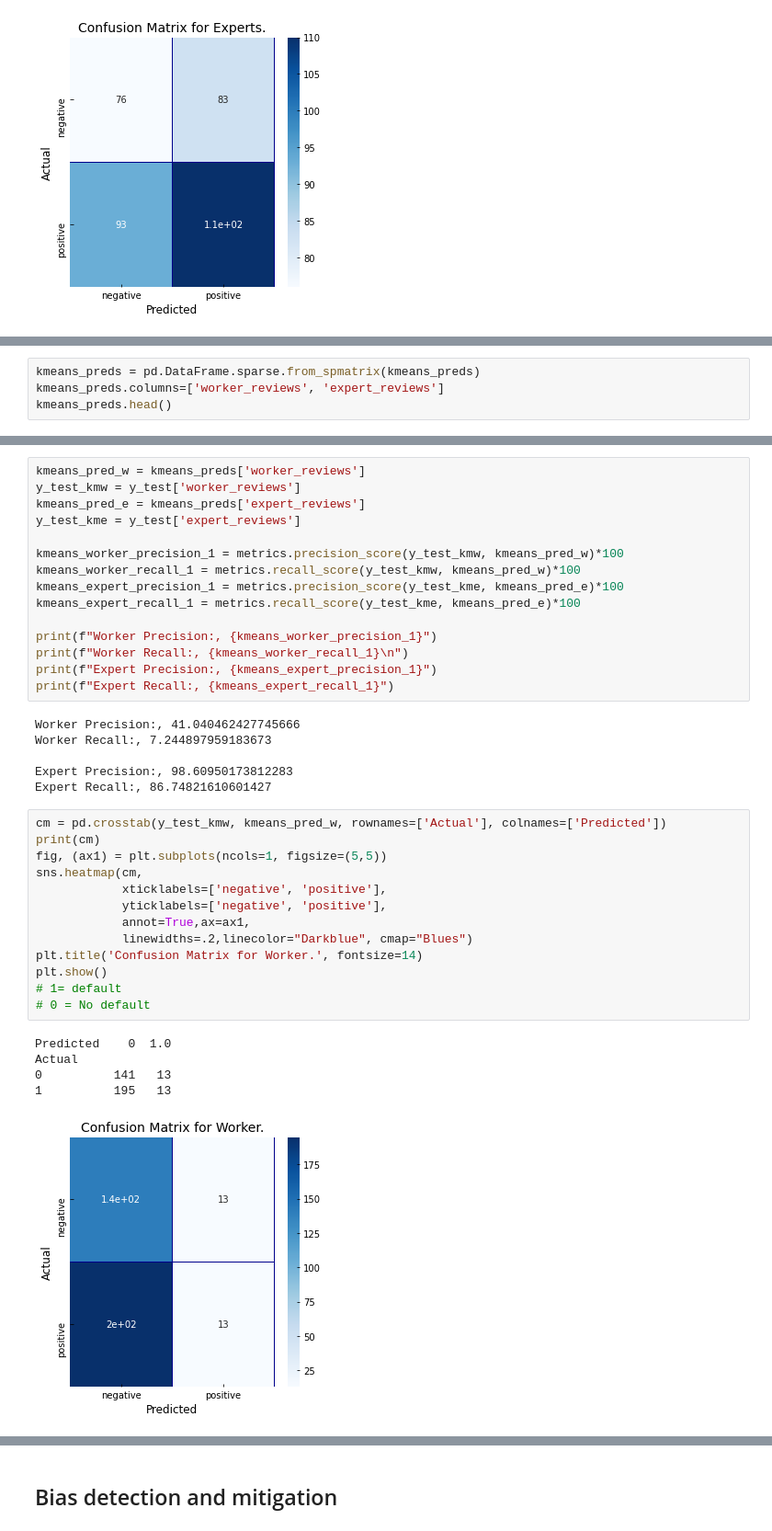
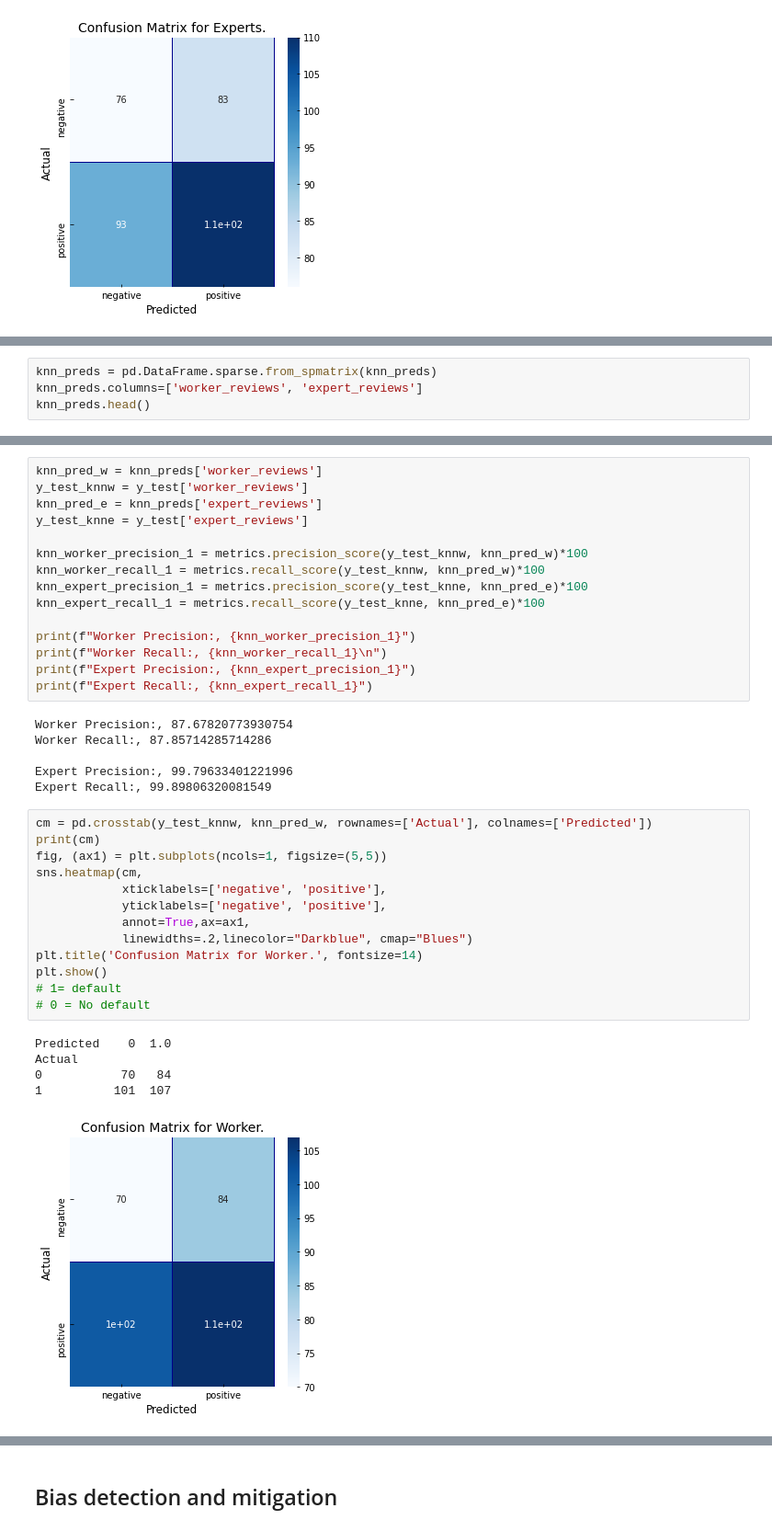
Before and after one commit to Paul-mwaura/CrowdsourcingML, a Jupyter notebook: Amazon_CrowdsourcingML_Final_Python_Notebook.ipynb, the cells around one changed output, grey strips where cells are left out. Shown at 92% size. Drawn from its saved outputs; the diff is of its cells as text.

```diff
--- a/Amazon_CrowdsourcingML_Final_Python_Notebook.ipynb
+++ b/Amazon_CrowdsourcingML_Final_Python_Notebook.ipynb
@@ -547,7 +645,7 @@ KMeans accuracy score: 48.02231237322515%
 # %%
-kmeans_preds = pd.DataFrame.sparse.from_spmatrix(kmeans_preds)
-kmeans_preds.columns=['worker_reviews', 'expert_reviews']
-kmeans_preds.head()
+knn_preds = pd.DataFrame.sparse.from_spmatrix(knn_preds)
+knn_preds.columns=['worker_reviews', 'expert_reviews']
+knn_preds.head()
 # %% [output]
 |  | worker_reviews | expert_reviews |
 | 0 | 0.0 | 0.0 |
@@ -558,41 +656,41 @@ kmeans_preds.head()
 # %%
-kmeans_pred_w = kmeans_preds['worker_reviews']
-y_test_kmw = y_test['worker_reviews']
-kmeans_pred_e = kmeans_preds['expert_reviews']
-y_test_kme = y_test['expert_reviews']
+knn_pred_w = knn_preds['worker_reviews']
+y_test_knnw = y_test['worker_reviews']
+knn_pred_e = knn_preds['expert_reviews']
+y_test_knne = y_test['expert_reviews']
 
-kmeans_worker_precision_1 = metrics.precision_score(y_test_kmw, kmeans_pred_w)*100
-kmeans_worker_recall_1 = metrics.recall_score(y_test_kmw, kmeans_pred_w)*100
-kmeans_expert_precision_1 = metrics.precision_score(y_test_kme, kmeans_pred_e)*100
-kmeans_expert_recall_1 = metrics.recall_score(y_test_kme, kmeans_pred_e)*100
+knn_worker_precision_1 = metrics.precision_score(y_test_knnw, knn_pred_w)*100
+knn_worker_recall_1 = metrics.recall_score(y_test_knnw, knn_pred_w)*100
+knn_expert_precision_1 = metrics.precision_score(y_test_knne, knn_pred_e)*100
+knn_expert_recall_1 = metrics.recall_score(y_test_knne, knn_pred_e)*100
 
-print(f"Worker Precision:, {kmeans_worker_precision_1}")
-print(f"Worker Recall:, {kmeans_worker_recall_1}\n")
-print(f"Expert Precision:, {kmeans_expert_precision_1}")
-print(f"Expert Recall:, {kmeans_expert_recall_1}")
+print(f"Worker Precision:, {knn_worker_precision_1}")
+print(f"Worker Recall:, {knn_worker_recall_1}\n")
+print(f"Expert Precision:, {knn_expert_precision_1}")
+print(f"Expert Recall:, {knn_expert_recall_1}")
 # %% [output]
-Worker Precision:, 41.040462427745666
-Worker Recall:, 7.244897959183673
+Worker Precision:, 87.67820773930754
+Worker Recall:, 87.85714285714286
 
-Expert Precision:, 98.60950173812283
-Expert Recall:, 86.74821610601427
+Expert Precision:, 99.79633401221996
+Expert Recall:, 99.89806320081549
 # %%
-cm = pd.crosstab(y_test_kmw, kmeans_pred_w, rownames=['Actual'], colnames=['Predicted'])
+cm = pd.crosstab(y_test_knnw, knn_pred_w, rownames=['Actual'], colnames=['Predicted'])
 print(cm)
 fig, (ax1) = plt.subplots(ncols=1, figsize=(5,5))
 sns.heatmap(cm,
             xticklabels=['negative', 'positive'],
             yticklabels=['negative', 'positive'],
             annot=True,ax=ax1,
             linewidths=.2,linecolor="Darkblue", cmap="Blues")
 plt.title('Confusion Matrix for Worker.', fontsize=14)
 plt.show()
 # 1= default
 # 0 = No default
 # %% [output]
 Predicted    0  1.0
 Actual
-0          141   13
-1          195   13
+0           70   84
+1          101  107
-[figure, old version]
+[figure, new version]
 # %%
```
Also changed, not shown: parts of 46 cells of this notebook.
